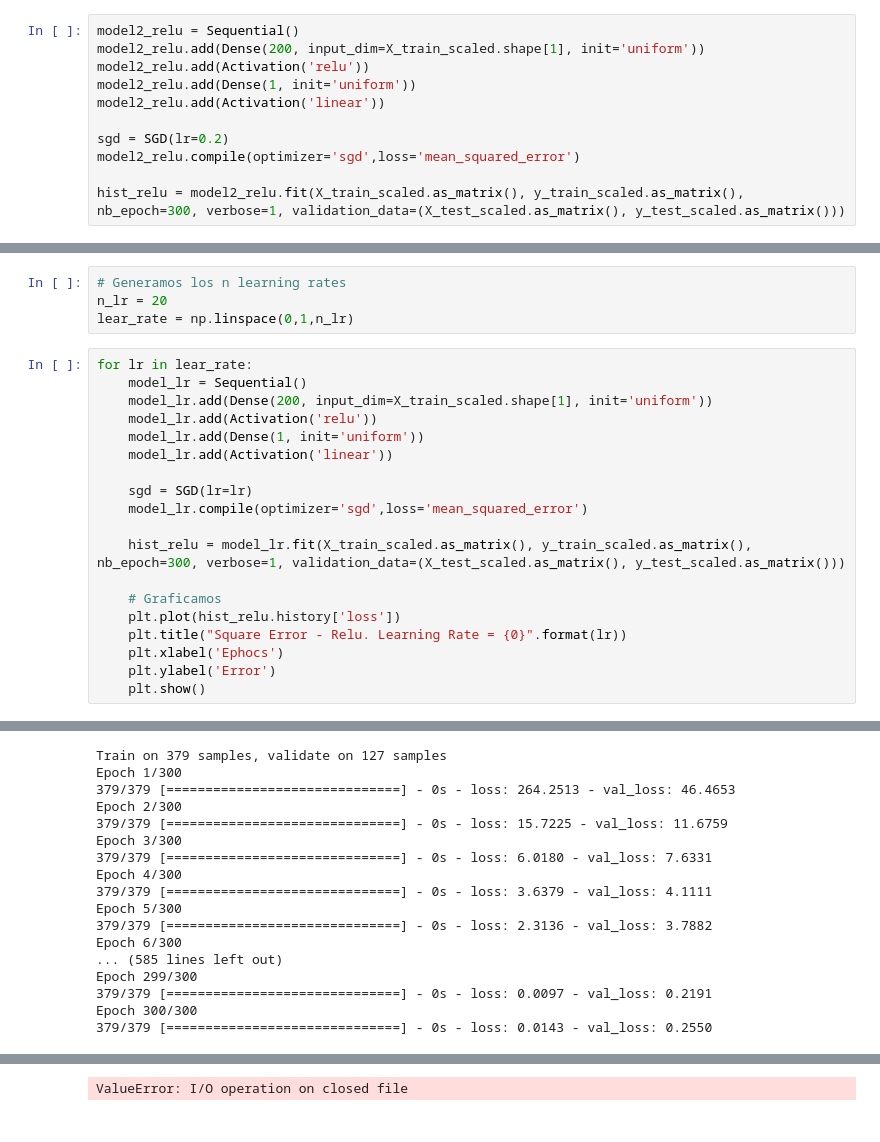
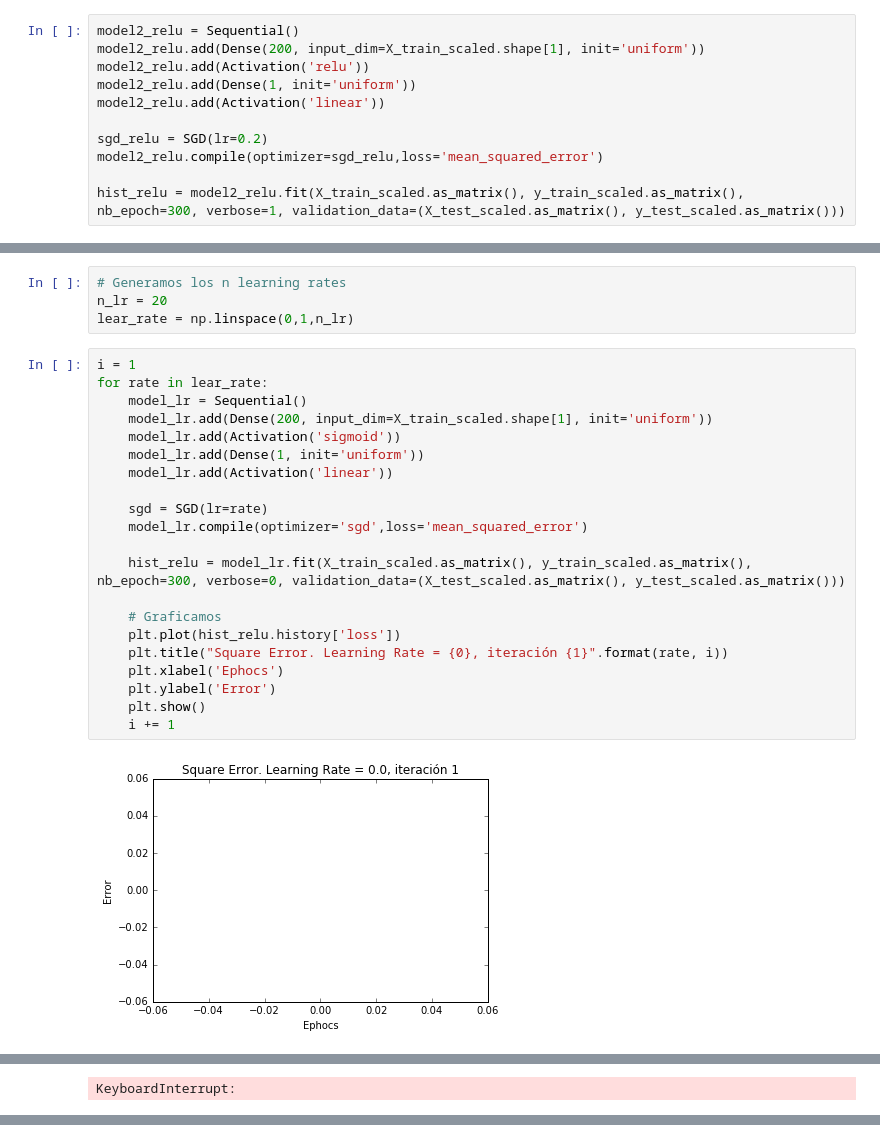
Before and after one commit to ddist/NeuralNetworks_1, a Jupyter notebook: Tarea 1 - ANN.ipynb, the cells around one changed output, grey strips where cells are left out. Cells and saved outputs as stored; diff of their text form.

```diff
--- a/Tarea 1 - ANN.ipynb
+++ b/Tarea 1 - ANN.ipynb
@@ -429,8 +277,8 @@ model2_relu.add(Activation('relu'))
 model2_relu.add(Dense(1, init='uniform'))
 model2_relu.add(Activation('linear'))
 
-sgd = SGD(lr=0.2)
-model2_relu.compile(optimizer='sgd',loss='mean_squared_error')
+sgd_relu = SGD(lr=0.2)
+model2_relu.compile(optimizer=sgd_relu,loss='mean_squared_error')
 
 hist_relu = model2_relu.fit(X_train_scaled.as_matrix(), y_train_scaled.as_matrix(), nb_epoch=300, verbose=1, validation_data=(X_test_scaled.as_matrix(), y_test_scaled.as_matrix()))
 # %% [output]
@@ -468,22 +316,25 @@ Como se puede apreviar la diferencia más apreciable se nota en la cantidad de *
 n_lr = 20
 lear_rate = np.linspace(0,1,n_lr)
 # %%
-for lr in lear_rate:
+i = 1
+for rate in lear_rate:
     model_lr = Sequential()
     model_lr.add(Dense(200, input_dim=X_train_scaled.shape[1], init='uniform'))
-    model_lr.add(Activation('relu'))
+    model_lr.add(Activation('sigmoid'))
     model_lr.add(Dense(1, init='uniform'))
     model_lr.add(Activation('linear'))
 
-    sgd = SGD(lr=lr)
+    sgd = SGD(lr=rate)
     model_lr.compile(optimizer='sgd',loss='mean_squared_error')
 
-    hist_relu = model_lr.fit(X_train_scaled.as_matrix(), y_train_scaled.as_matrix(), nb_epoch=300, verbose=1, validation_data=(X_test_scaled.as_matrix(), y_test_scaled.as_matrix()))
+    hist_relu = model_lr.fit(X_train_scaled.as_matrix(), y_train_scaled.as_matrix(), nb_epoch=300, verbose=0, validation_data=(X_test_scaled.as_matrix(), y_test_scaled.as_matrix()))
 
     # Graficamos
     plt.plot(hist_relu.history['loss'])
-    plt.title("Square Error - Relu. Learning Rate = {0}".format(lr))
+    plt.title("Square Error. Learning Rate = {0}, iteración {1}".format(rate, i))
     plt.xlabel('Ephocs')
     plt.ylabel('Error')
     plt.show()
+    i += 1
 # %% [output]
+[figure, new version]
@@ -490,17 +344 @@ for lr in lear_rate:
-Train on 379 samples, validate on 127 samples
-Epoch 1/300
-379/379 [==============================] - 0s - loss: 264.2513 - val_loss: 46.4653
-Epoch 2/300
-379/379 [==============================] - 0s - loss: 15.7225 - val_loss: 11.6759
-Epoch 3/300
-379/379 [==============================] - 0s - loss: 6.0180 - val_loss: 7.6331
-Epoch 4/300
-379/379 [==============================] - 0s - loss: 3.6379 - val_loss: 4.1111
-Epoch 5/300
-379/379 [==============================] - 0s - loss: 2.3136 - val_loss: 3.7882
-Epoch 6/300
-... (585 lines left out)
-Epoch 299/300
-379/379 [==============================] - 0s - loss: 0.0097 - val_loss: 0.2191
-Epoch 300/300
-379/379 [==============================] - 0s - loss: 0.0143 - val_loss: 0.2550
+KeyboardInterrupt:
@@ -543 +344,0 @@ Epoch 116/300
-ValueError: I/O operation on closed file
```
Also changed, not shown: parts of 22 cells of this notebook.
